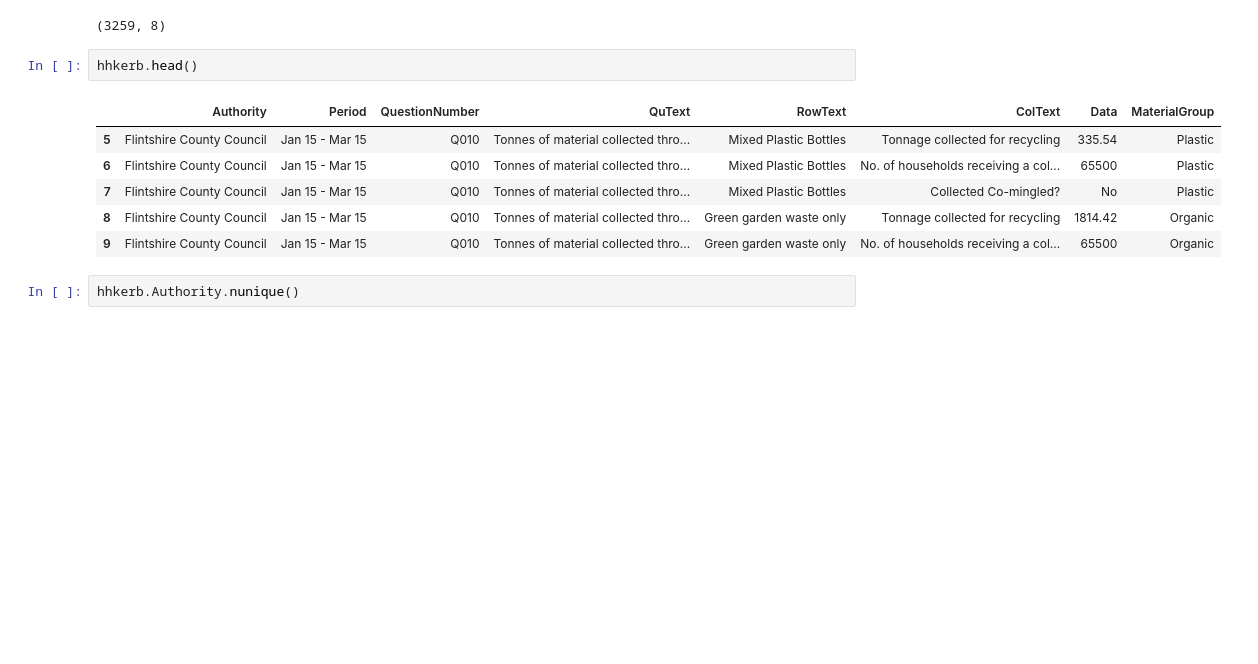
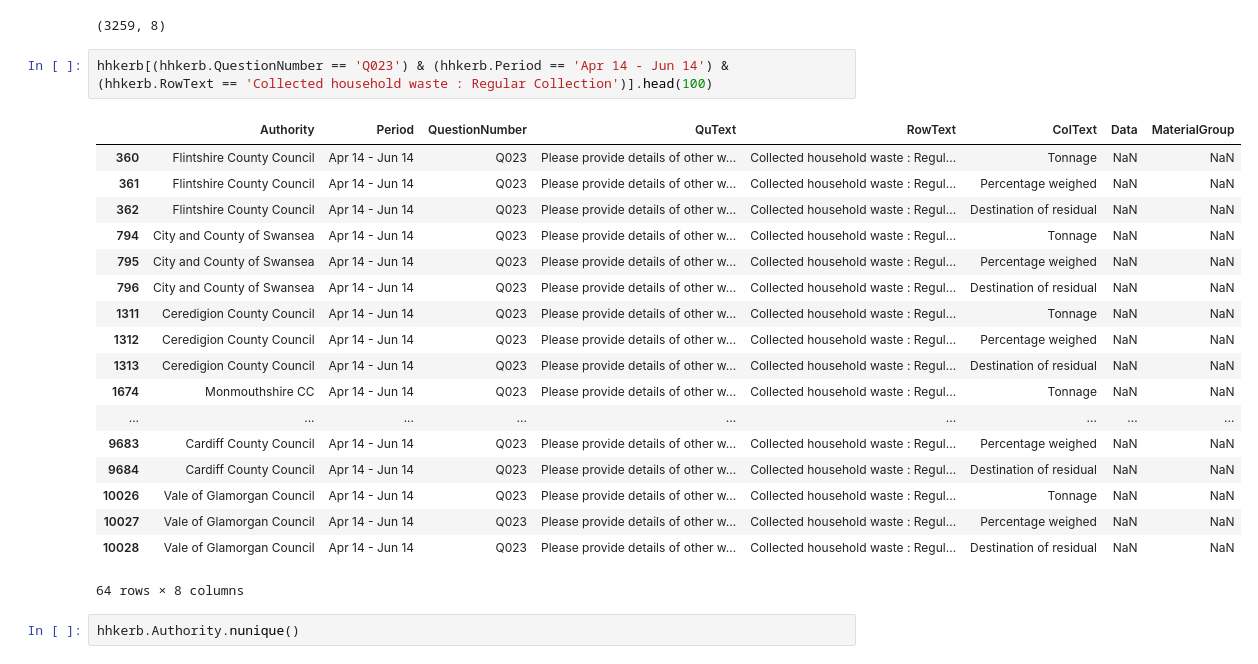
Before and after one commit to joanw0226/foe, a Jupyter notebook: exploratory_2010.ipynb, the cells around one changed output. Cells and saved outputs as stored; diff of their text form; blank space fills up the shorter version.

```diff
--- a/exploratory_2010.ipynb
+++ b/exploratory_2010.ipynb
@@ -152,15 +152,27 @@ hhkerb = raw[raw.QuestionNumber == 'Q010'].append(raw[raw.QuestionNumber == 'Q02
 hhkerb.shape
 # %% [output]
 (3259, 8)
-# %%
-hhkerb.head()
-# %% [output]
-|  | Authority | Period | QuestionNumber | QuText | RowText | ColText | Data | MaterialGroup |
-| 5 | Flintshire County Council | Jan 15 - Mar 15 | Q010 | Tonnes of material collected thro... | Mixed Plastic Bottles | Tonnage collected for recycling | 335.54 | Plastic |
-| 6 | Flintshire County Council | Jan 15 - Mar 15 | Q010 | Tonnes of material collected thro... | Mixed Plastic Bottles | No. of households receiving a col... | 65500 | Plastic |
-| 7 | Flintshire County Council | Jan 15 - Mar 15 | Q010 | Tonnes of material collected thro... | Mixed Plastic Bottles | Collected Co-mingled? | No | Plastic |
-| 8 | Flintshire County Council | Jan 15 - Mar 15 | Q010 | Tonnes of material collected thro... | Green garden waste only | Tonnage collected for recycling | 1814.42 | Organic |
-| 9 | Flintshire County Council | Jan 15 - Mar 15 | Q010 | Tonnes of material collected thro... | Green garden waste only | No. of households receiving a col... | 65500 | Organic |
+# %%
+hhkerb[(hhkerb.QuestionNumber == 'Q023') & (hhkerb.Period == 'Apr 14 - Jun 14') & (hhkerb.RowText == 'Collected household waste : Regular Collection')].head(100)
+# %% [output]
+|  | Authority | Period | QuestionNumber | QuText | RowText | ColText | Data | MaterialGroup |
+| 360 | Flintshire County Council | Apr 14 - Jun 14 | Q023 | Please provide details of other w... | Collected household waste : Regul... | Tonnage | NaN | NaN |
+| 361 | Flintshire County Council | Apr 14 - Jun 14 | Q023 | Please provide details of other w... | Collected household waste : Regul... | Percentage weighed | NaN | NaN |
+| 362 | Flintshire County Council | Apr 14 - Jun 14 | Q023 | Please provide details of other w... | Collected household waste : Regul... | Destination of residual | NaN | NaN |
+| 794 | City and County of Swansea | Apr 14 - Jun 14 | Q023 | Please provide details of other w... | Collected household waste : Regul... | Tonnage | NaN | NaN |
+| 795 | City and County of Swansea | Apr 14 - Jun 14 | Q023 | Please provide details of other w... | Collected household waste : Regul... | Percentage weighed | NaN | NaN |
+| 796 | City and County of Swansea | Apr 14 - Jun 14 | Q023 | Please provide details of other w... | Collected household waste : Regul... | Destination of residual | NaN | NaN |
+| 1311 | Ceredigion County Council | Apr 14 - Jun 14 | Q023 | Please provide details of other w... | Collected household waste : Regul... | Tonnage | NaN | NaN |
+| 1312 | Ceredigion County Council | Apr 14 - Jun 14 | Q023 | Please provide details of other w... | Collected household waste : Regul... | Percentage weighed | NaN | NaN |
+| 1313 | Ceredigion County Council | Apr 14 - Jun 14 | Q023 | Please provide details of other w... | Collected household waste : Regul... | Destination of residual | NaN | NaN |
+| 1674 | Monmouthshire CC | Apr 14 - Jun 14 | Q023 | Please provide details of other w... | Collected household waste : Regul... | Tonnage | NaN | NaN |
+| ... | ... | ... | ... | ... | ... | ... | ... | ... |
+| 9683 | Cardiff County Council | Apr 14 - Jun 14 | Q023 | Please provide details of other w... | Collected household waste : Regul... | Percentage weighed | NaN | NaN |
+| 9684 | Cardiff County Council | Apr 14 - Jun 14 | Q023 | Please provide details of other w... | Collected household waste : Regul... | Destination of residual | NaN | NaN |
+| 10026 | Vale of Glamorgan Council | Apr 14 - Jun 14 | Q023 | Please provide details of other w... | Collected household waste : Regul... | Tonnage | NaN | NaN |
+| 10027 | Vale of Glamorgan Council | Apr 14 - Jun 14 | Q023 | Please provide details of other w... | Collected household waste : Regul... | Percentage weighed | NaN | NaN |
+| 10028 | Vale of Glamorgan Council | Apr 14 - Jun 14 | Q023 | Please provide details of other w... | Collected household waste : Regul... | Destination of residual | NaN | NaN |
+64 rows × 8 columns
 # %%
 hhkerb.Authority.nunique()
 # %% [output]
```
Also changed, not shown: parts of 4 cells of this notebook.
